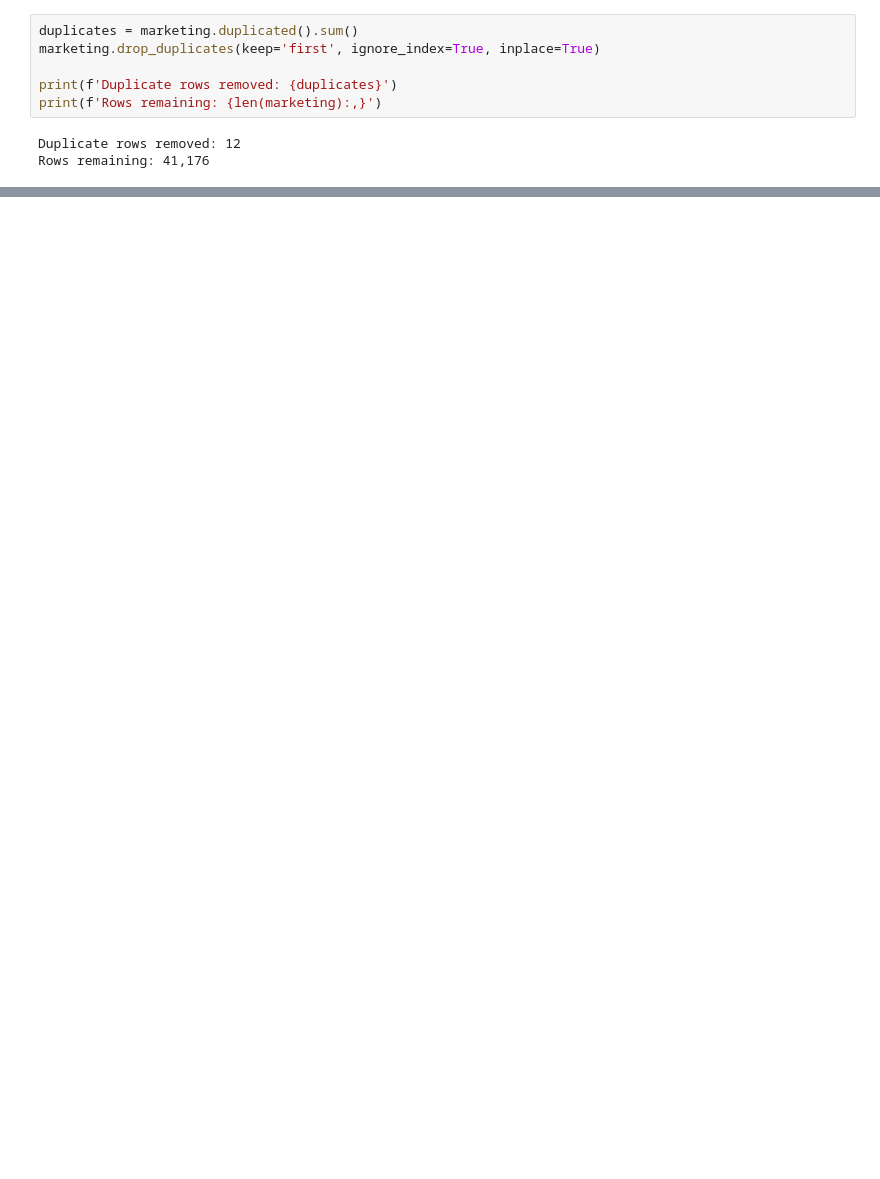
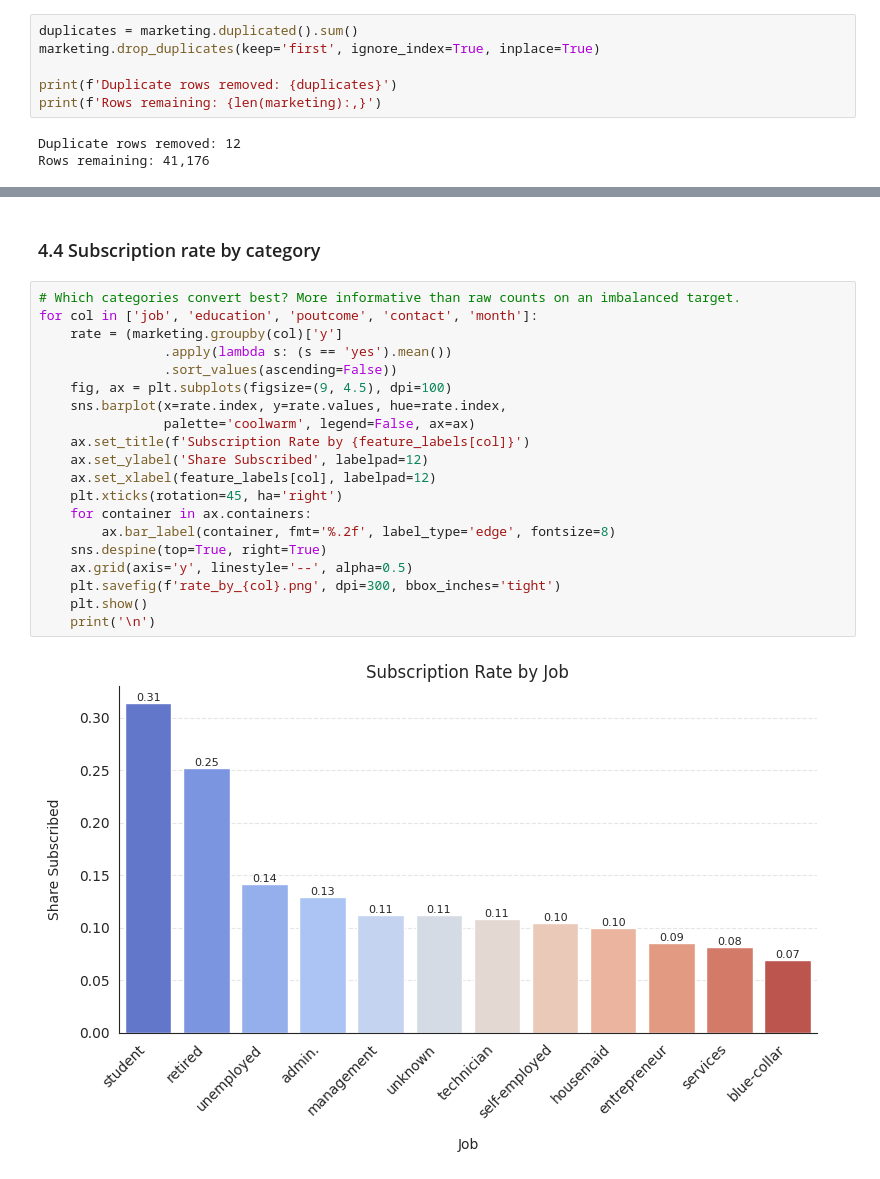
Before and after one commit to Nkengfack/Bank_marketing_ml_Classifications, a Jupyter notebook: bank_marketing_ML_performance.ipynb, the cells around one changed output, grey strips where cells are left out. Cells and saved outputs as stored; diff of their text form; blank space fills up the shorter version.

```diff
--- a/bank_marketing_ML_performance.ipynb
+++ b/bank_marketing_ML_performance.ipynb
@@ -1334,0 +266,24 @@ plt.show()
+# %% [markdown]
+### 4.4 Subscription rate by category
+# %%
+# Which categories convert best? More informative than raw counts on an imbalanced target.
+for col in ['job', 'education', 'poutcome', 'contact', 'month']:
+    rate = (marketing.groupby(col)['y']
+                .apply(lambda s: (s == 'yes').mean())
+                .sort_values(ascending=False))
+    fig, ax = plt.subplots(figsize=(9, 4.5), dpi=100)
+    sns.barplot(x=rate.index, y=rate.values, hue=rate.index,
+                palette='coolwarm', legend=False, ax=ax)
+    ax.set_title(f'Subscription Rate by {feature_labels[col]}')
+    ax.set_ylabel('Share Subscribed', labelpad=12)
+    ax.set_xlabel(feature_labels[col], labelpad=12)
+    plt.xticks(rotation=45, ha='right')
+    for container in ax.containers:
+        ax.bar_label(container, fmt='%.2f', label_type='edge', fontsize=8)
+    sns.despine(top=True, right=True)
+    ax.grid(axis='y', linestyle='--', alpha=0.5)
+    plt.savefig(f'rate_by_{col}.png', dpi=300, bbox_inches='tight')
+    plt.show()
+    print('\n')
+# %% [output]
+[figure, added]
```
Also changed, not shown: parts of 135 cells of this notebook.
